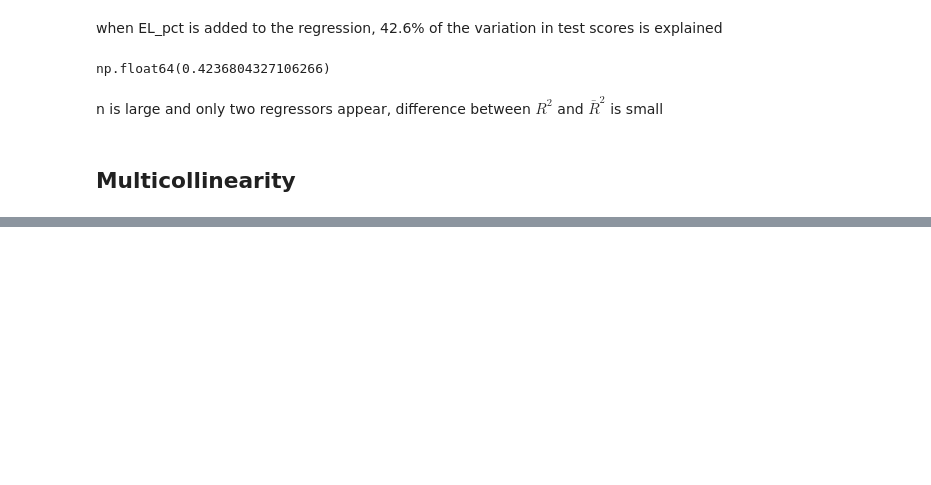
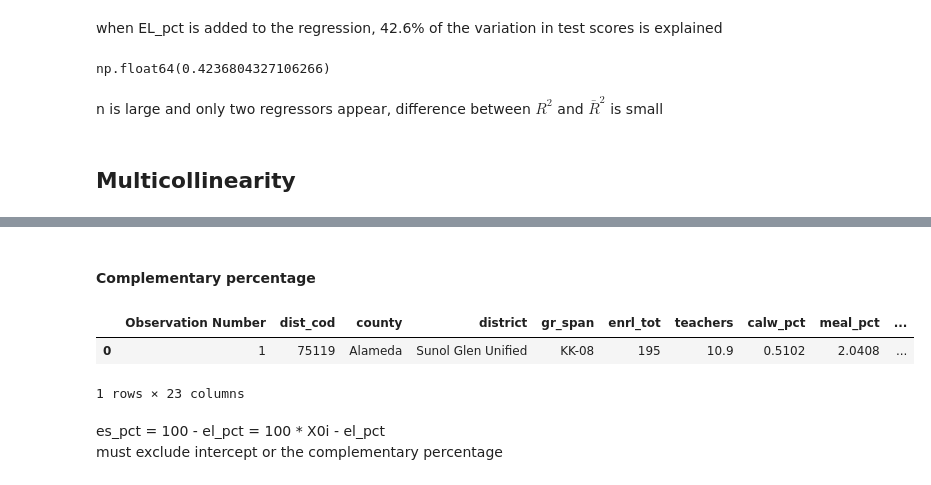
Before and after one commit to 42Ahmed/stockpy, a Jupyter notebook: _build/jupyter_execute/six.ipynb, the cells around one changed output, grey strips where cells are left out. Cells and saved outputs as stored; diff of their text form; code cells hidden in the pictures; blank space fills up the shorter version.

```diff
--- a/_build/jupyter_execute/six.ipynb
+++ b/_build/jupyter_execute/six.ipynb
@@ -290,0 +392,13 @@ n is large and only two regressors appear, difference between $R^2$ and $\bar{R}
+# %% [markdown]
+#### Complementary percentage
+# %%
+# percentage of english speakers
+df['es_pct'] = 100 - df['el_pct']
+df.head(1)
+# %% [output]
+|  | Observation Number | dist_cod | county | district | gr_span | enrl_tot | teachers | calw_pct | meal_pct | ... |
+| 0 | 1 | 75119 | Alameda | Sunol Glen Unified | KK-08 | 195 | 10.9 | 0.5102 | 2.0408 | ... |
+1 rows × 23 columns
+# %% [markdown]
+es_pct = 100 - el_pct = 100 * X0i - el_pct
+must exclude intercept or the complementary percentage
```
Also changed, not shown: parts of 31 cells of this notebook, 29 other files.
